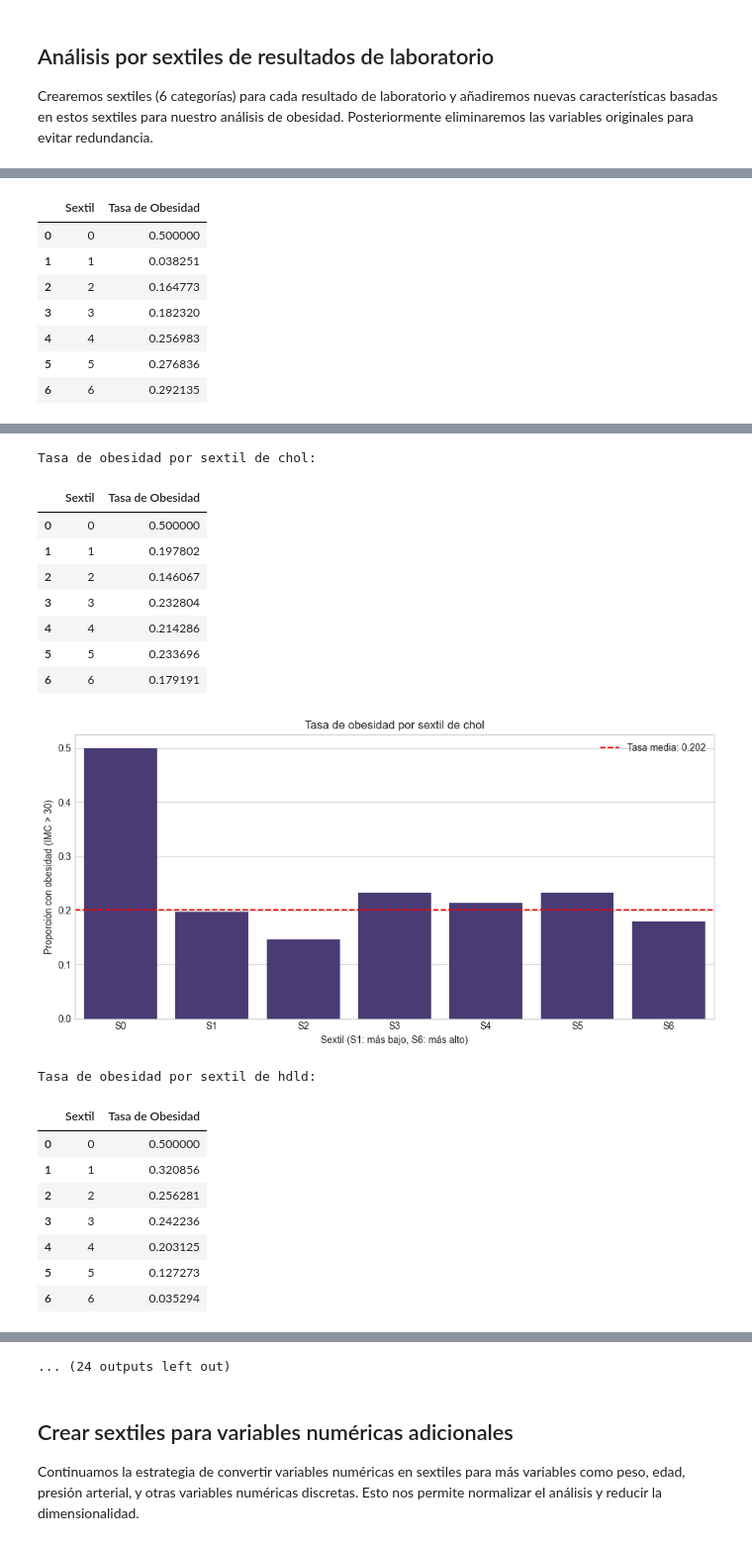
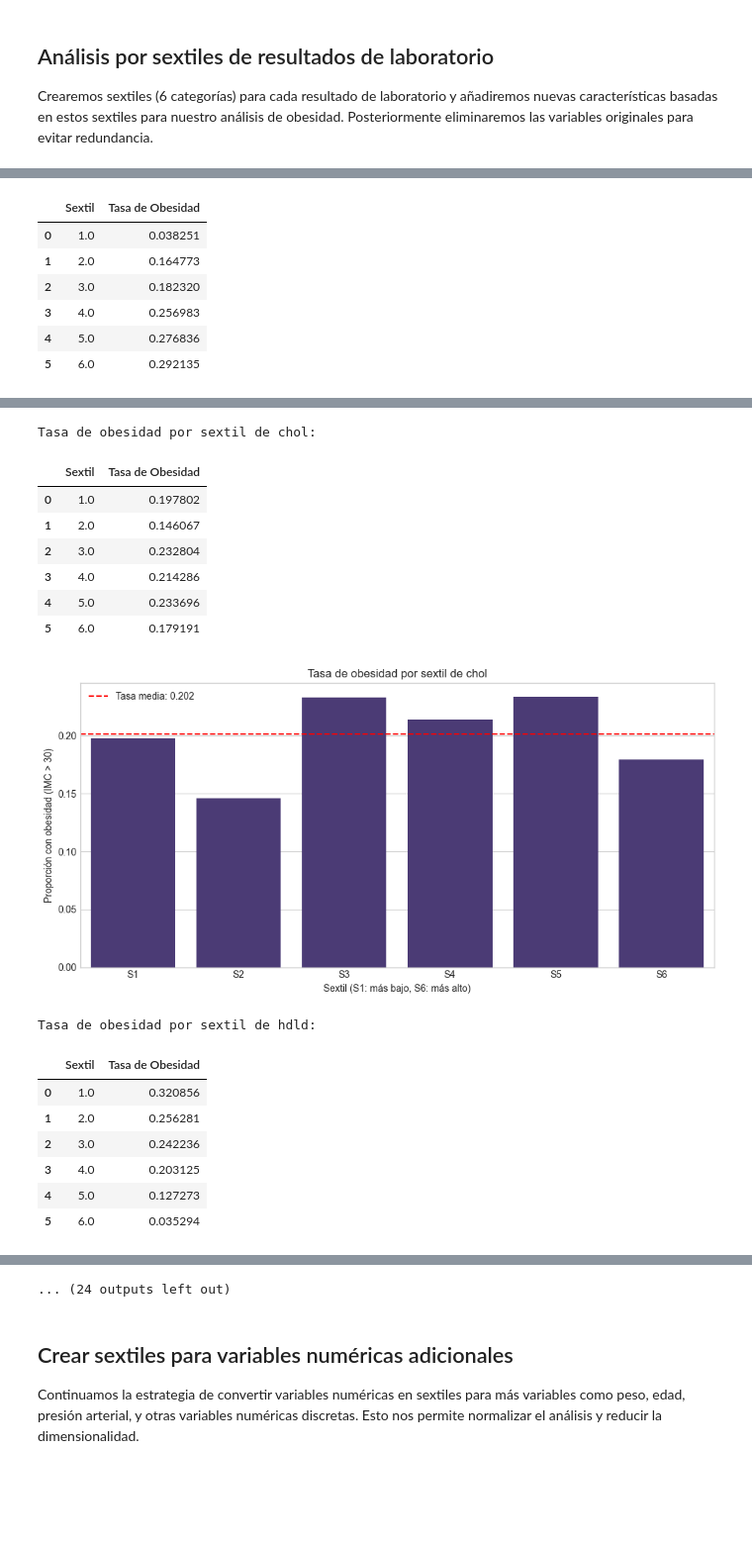
Before and after one commit to ThanosDrossos/MineriaDatosUNAM, a Jupyter notebook: code/proyecto final/bayes_ejercicio.ipynb, the cells around one changed output, grey strips where cells are left out. Shown at 99% size. Cells and saved outputs as stored; diff of their text form; code cells hidden in the pictures; blank space fills up the shorter version.

```diff
--- a/code/proyecto final/bayes_ejercicio.ipynb
+++ b/code/proyecto final/bayes_ejercicio.ipynb
@@ -137,11 +137,11 @@ variables_excluidas = [
     'Apuesto', 'Aestado', 'tom_muest', 'id_fleb', 'id_med', 'id_medp',
     'id_medt', 'dia', 'mes', 'anio', 'leje_otroe', 'mcam_otroe', 'otro_act_e',
     'otro1_es', 'otro5_es', 'otro10_es', 'otro20_es', 'otro30_es',
+    'id_sobrsoc', 'min_proc', 'grad', 'pos', 'rep', 'dia_proc', 'mes_proc', 'hora_proc',
+    'mas_otrosp',
     # También excluimos variables relacionadas con la obesidad/IMC para evitar fugas de datos
     'imc_calculado', 'estatura_m', 'imc', 'imc_nmin', 'imc_nmax', 'imc_obes', 'AIMC',
-    'dich_obes', 'nr_imcobes', 'nr_porobes', 'por_obes',
-    # También excluimos variables de fecha y hora de procedimiento
-    'dia_proc', 'mes_proc', 'hora_proc', 'min_proc'
+    'dich_obes', 'nr_imcobes', 'nr_porobes', 'por_obes'
 ]
 
 # Seleccionar variables potencialmente predictivas
@@ -307,7 +388,8 @@ def create_lab_sextiles(df, lab_variables):
 
             # Crear columna de sextil para cada laboratorio
             sextile_col = f"{lab}_sextil"
-            df[sextile_col] = 0  # Por defecto, sextil 0 (valores que no se pueden clasificar)
+            # Iniciar como NaN en lugar de 0 para evitar confusión con sextil 0
+            df[sextile_col] = np.nan
 
             # Asignar sextil a cada valor
             for i in range(5):
@@ -352,8 +434,9 @@ print("\nDistribución de obesidad por sextil de variables de laboratorio:")
 for lab in lab_variables:
     sextile_col = f"{lab}_sextil"
     if sextile_col in df_clean.columns:
-        # Calcular tasa de obesidad por sextil
-        obesity_rates = df_clean.groupby(sextile_col)['obesidad'].mean().reset_index()
+        # Calcular tasa de obesidad por sextil, eliminando valores nulos o cero
+        # Filtramos para mostrar solo sextiles 1-6 (valores válidos)
+        obesity_rates = df_clean[df_clean[sextile_col].between(1, 6)].groupby(sextile_col)['obesidad'].mean().reset_index()
         obesity_rates.columns = ['Sextil', 'Tasa de Obesidad']
         print(f"\nTasa de obesidad por sextil de {lab}:")
         display(obesity_rates)
@@ -365,7 +448,7 @@ for lab in lab_variables:
         plt.axhline(y=df_clean['obesidad'].mean(), color='r', linestyle='--',
                    label=f'Tasa media: {df_clean["obesidad"].mean():.3f}')
         plt.legend()
-        plt.xticks(range(7), [f'S{i}' for i in range(7)])
+        plt.xticks(range(6), [f'S{i+1}' for i in range(6)])  # Solo mostrar S1 a S6
         plt.xlabel('Sextil (S1: más bajo, S6: más alto)')
         plt.ylabel('Proporción con obesidad (IMC > 30)')
         plt.tight_layout()
@@ -402,9 +484,8 @@ Tasa de obesidad por sextil de glu:
 Tasa de obesidad por sextil de tgb:
 |  | Sextil | Tasa de Obesidad |
-| 0 | 0 | 0.500000 |
-| 1 | 1 | 0.038251 |
-| 2 | 2 | 0.164773 |
-| 3 | 3 | 0.182320 |
-| 4 | 4 | 0.256983 |
-| 5 | 5 | 0.276836 |
-| 6 | 6 | 0.292135 |
+| 0 | 1.0 | 0.038251 |
+| 1 | 2.0 | 0.164773 |
+| 2 | 3.0 | 0.182320 |
+| 3 | 4.0 | 0.256983 |
+| 4 | 5.0 | 0.276836 |
+| 5 | 6.0 | 0.292135 |
@@ -412,19 +493,17 @@ Tasa de obesidad por sextil de tgb:
 Tasa de obesidad por sextil de chol:
 |  | Sextil | Tasa de Obesidad |
-| 0 | 0 | 0.500000 |
-| 1 | 1 | 0.197802 |
-| 2 | 2 | 0.146067 |
-| 3 | 3 | 0.232804 |
-| 4 | 4 | 0.214286 |
-| 5 | 5 | 0.233696 |
-| 6 | 6 | 0.179191 |
+| 0 | 1.0 | 0.197802 |
+| 1 | 2.0 | 0.146067 |
+| 2 | 3.0 | 0.232804 |
+| 3 | 4.0 | 0.214286 |
+| 4 | 5.0 | 0.233696 |
+| 5 | 6.0 | 0.179191 |
-[figure, old version]
+[figure, new version]
 Tasa de obesidad por sextil de hdld:
 |  | Sextil | Tasa de Obesidad |
-| 0 | 0 | 0.500000 |
-| 1 | 1 | 0.320856 |
-| 2 | 2 | 0.256281 |
-| 3 | 3 | 0.242236 |
-| 4 | 4 | 0.203125 |
-| 5 | 5 | 0.127273 |
-| 6 | 6 | 0.035294 |
+| 0 | 1.0 | 0.320856 |
+| 1 | 2.0 | 0.256281 |
+| 2 | 3.0 | 0.242236 |
+| 3 | 4.0 | 0.203125 |
+| 4 | 5.0 | 0.127273 |
+| 5 | 6.0 | 0.035294 |
```
Also changed, not shown: parts of 28 cells of this notebook.
